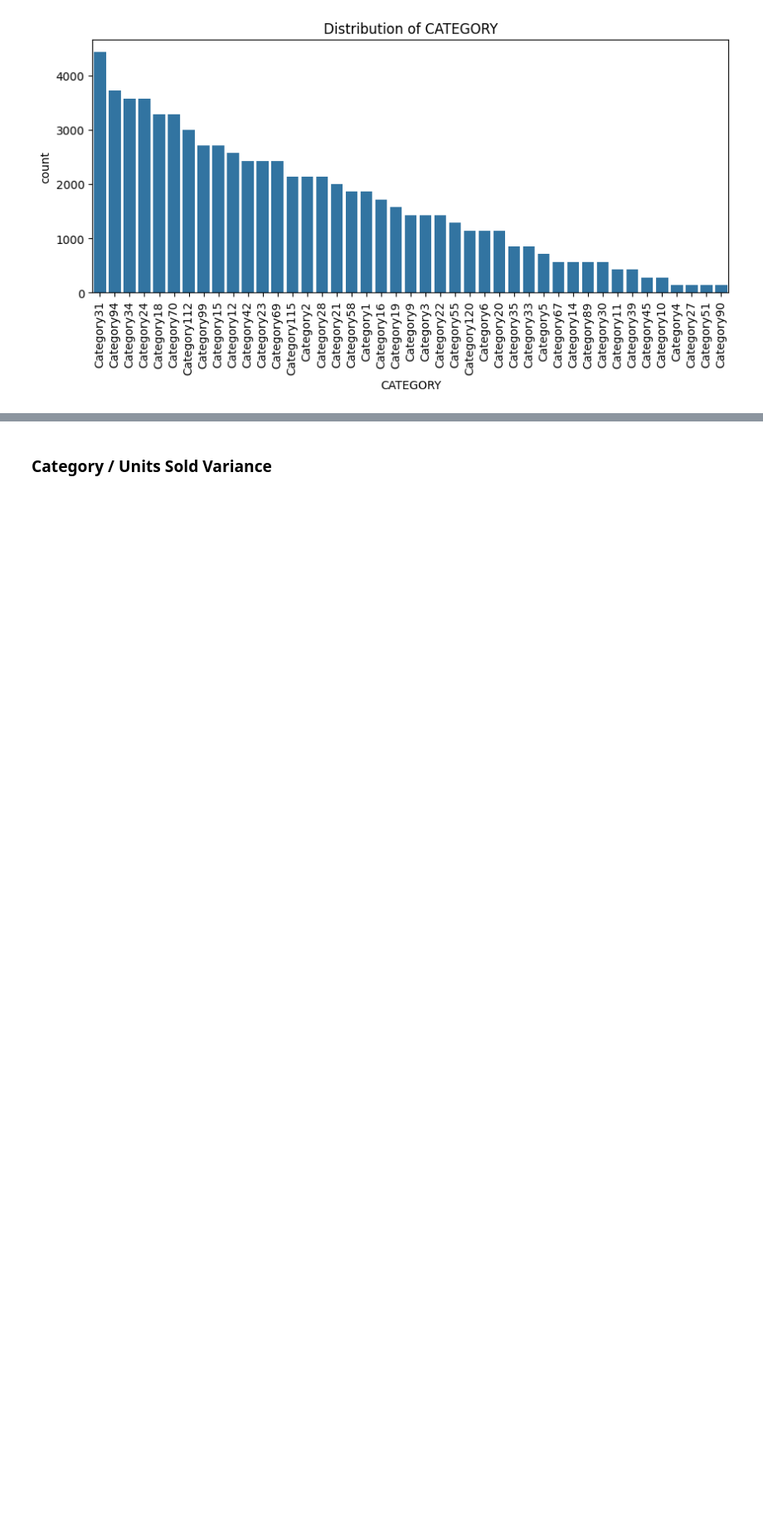
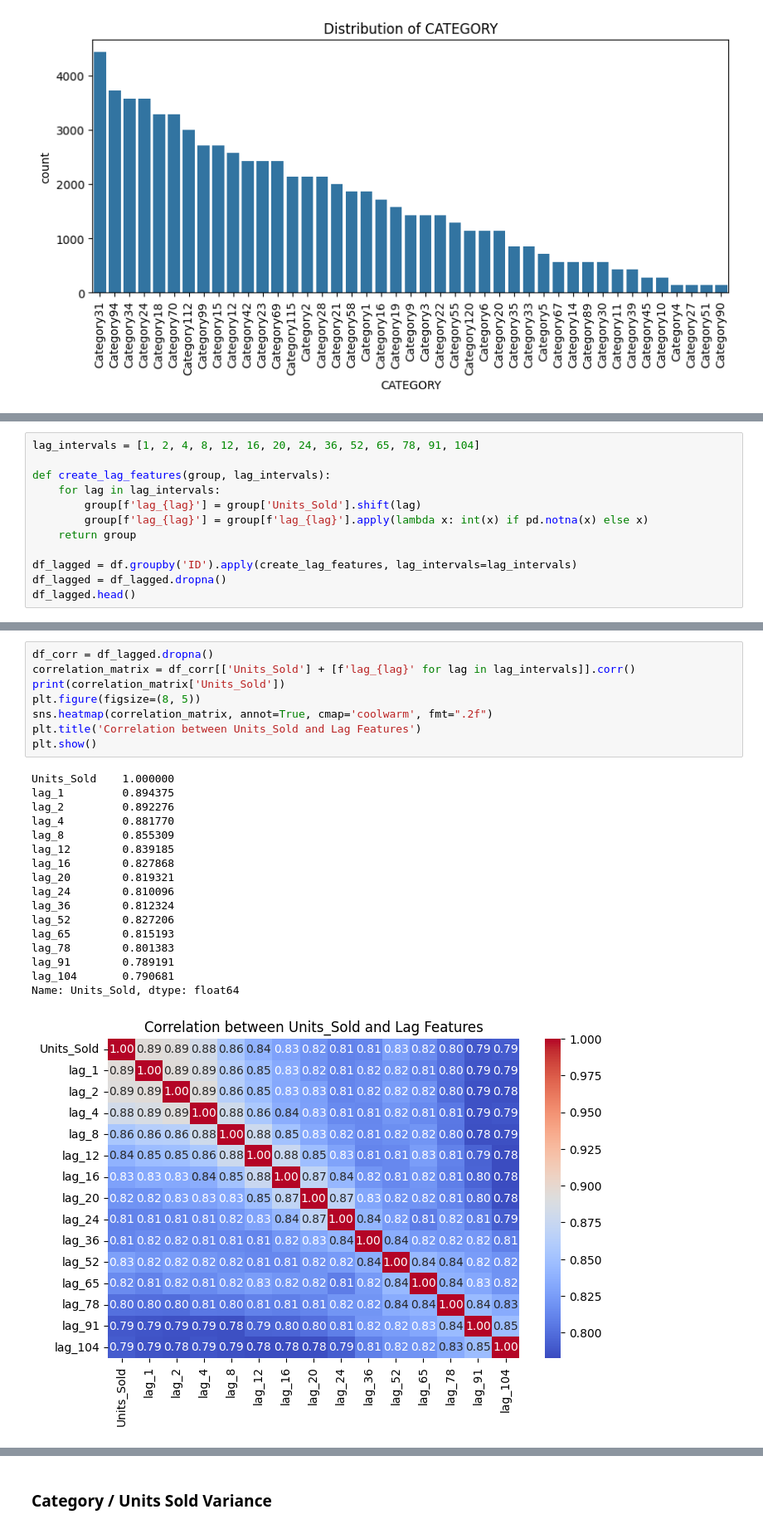
Before and after one commit to shubhi/deloitte-capstone-demand-forecasting, a Jupyter notebook: notebooks/data_analysis.ipynb, the cells around one changed output, grey strips where cells are left out. Shown at 83% size. Saved outputs shown, nothing was run; the diff lists cells and outputs as text; blank space fills up the shorter version.

```diff
--- a/notebooks/data_analysis.ipynb
+++ b/notebooks/data_analysis.ipynb
@@ -330,0 +269,12 @@ plt.show()
+# %%
+lag_intervals = [1, 2, 4, 8, 12, 16, 20, 24, 36, 52, 65, 78, 91, 104]
+
+def create_lag_features(group, lag_intervals):
+    for lag in lag_intervals:
+        group[f'lag_{lag}'] = group['Units_Sold'].shift(lag)
+        group[f'lag_{lag}'] = group[f'lag_{lag}'].apply(lambda x: int(x) if pd.notna(x) else x)
+    return group
+
+df_lagged = df.groupby('ID').apply(create_lag_features, lag_intervals=lag_intervals)
+df_lagged = df_lagged.dropna()
+df_lagged.head()
@@ -330,0 +297,26 @@ plt.show()
+# %%
+df_corr = df_lagged.dropna()
+correlation_matrix = df_corr[['Units_Sold'] + [f'lag_{lag}' for lag in lag_intervals]].corr()
+print(correlation_matrix['Units_Sold'])
+plt.figure(figsize=(8, 5))
+sns.heatmap(correlation_matrix, annot=True, cmap='coolwarm', fmt=".2f")
+plt.title('Correlation between Units_Sold and Lag Features')
+plt.show()
+# %% [output]
+Units_Sold    1.000000
+lag_1         0.894375
+lag_2         0.892276
+lag_4         0.881770
+lag_8         0.855309
+lag_12        0.839185
+lag_16        0.827868
+lag_20        0.819321
+lag_24        0.810096
+lag_36        0.812324
+lag_52        0.827206
+lag_65        0.815193
+lag_78        0.801383
+lag_91        0.789191
+lag_104       0.790681
+Name: Units_Sold, dtype: float64
+[figure, added]
```
Also changed, not shown: parts of 21 cells of this notebook, 1 other file.
